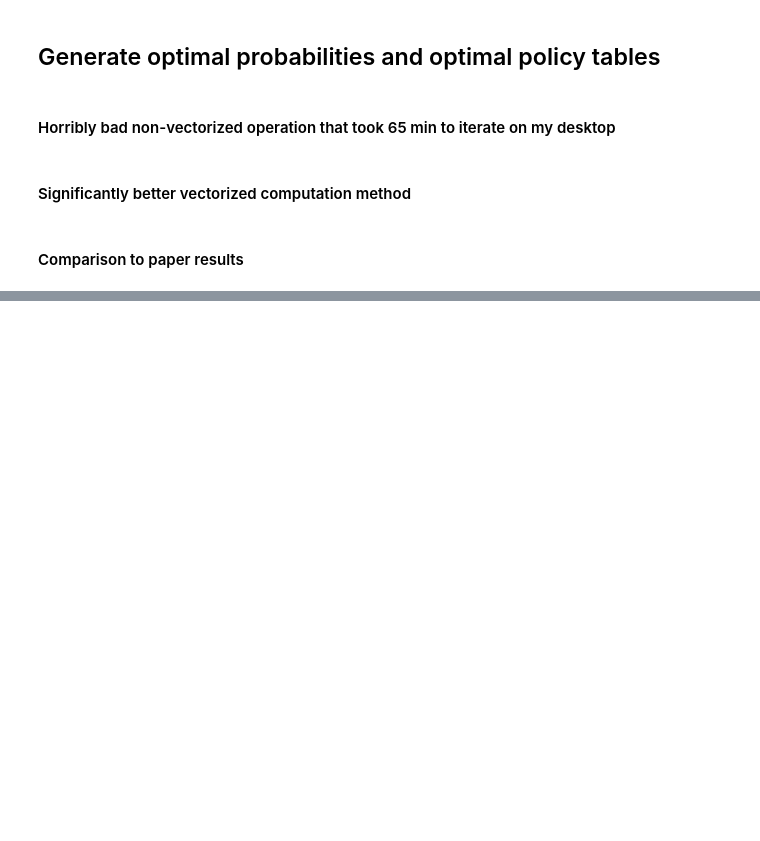
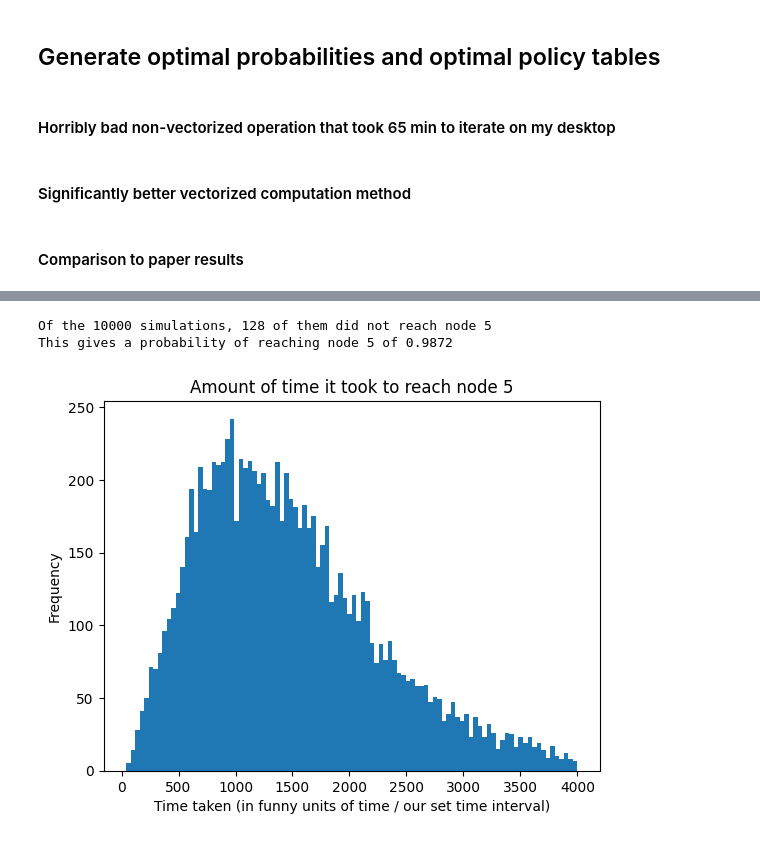
Before and after one commit to darpitydarp/ECI-253, a Jupyter notebook: HW3/ECI_253_HW3.ipynb, the cells around one changed output, grey strips where cells are left out. Cells and saved outputs as stored; diff of their text form; code cells hidden in the pictures; blank space fills up the shorter version.

```diff
--- a/HW3/ECI_253_HW3.ipynb
+++ b/HW3/ECI_253_HW3.ipynb
@@ -201,0 +301,18 @@ display(policy.loc[['1','2'], [20,107,271,524,896,1439,2286,3919]])
+# %%
+print('Of the 10000 simulations,',
+      f'{sum(simulationResults == -1)}',
+      'of them did not reach node 5')
+print('This gives a probability of reaching node 5 of',
+      f'{1 - sum(simulationResults == -1) / 10000}')
+
+# Plot histogram of simulation results
+plt.figure()
+plt.hist(simulationResults[simulationResults != -1], bins=100)
+plt.title('Amount of time it took to reach node 5')
+plt.xlabel('Time taken (in funny units of time / our set time interval)')
+plt.ylabel('Frequency')
+plt.show()
+# %% [output]
+Of the 10000 simulations, 128 of them did not reach node 5
+This gives a probability of reaching node 5 of 0.9872
+[figure, added]
```
Also changed, not shown: parts of 9 cells of this notebook.
